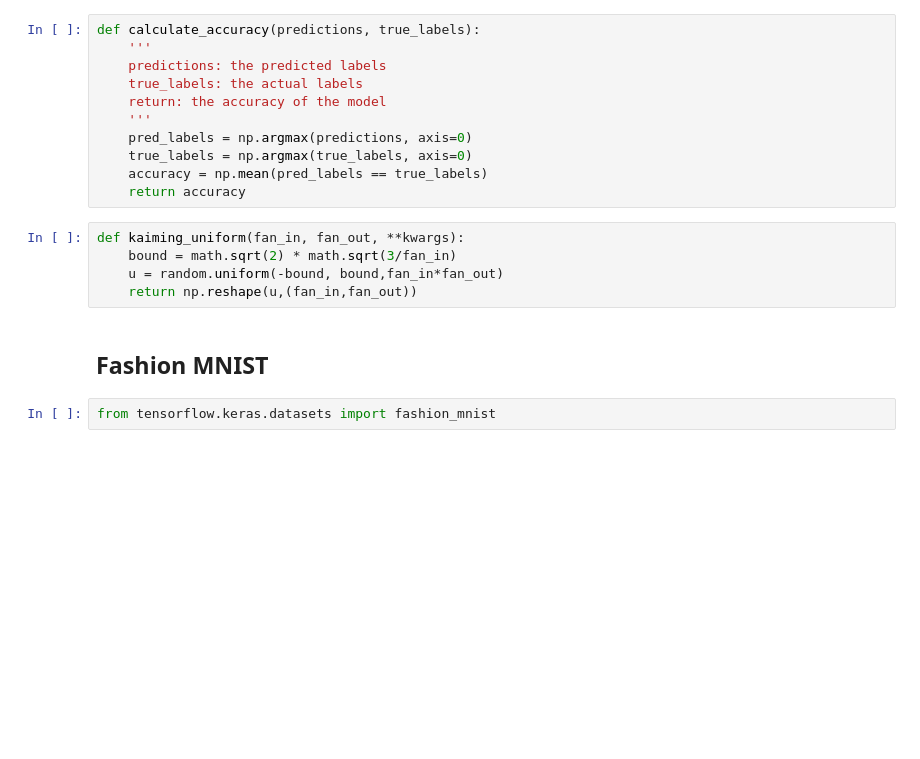
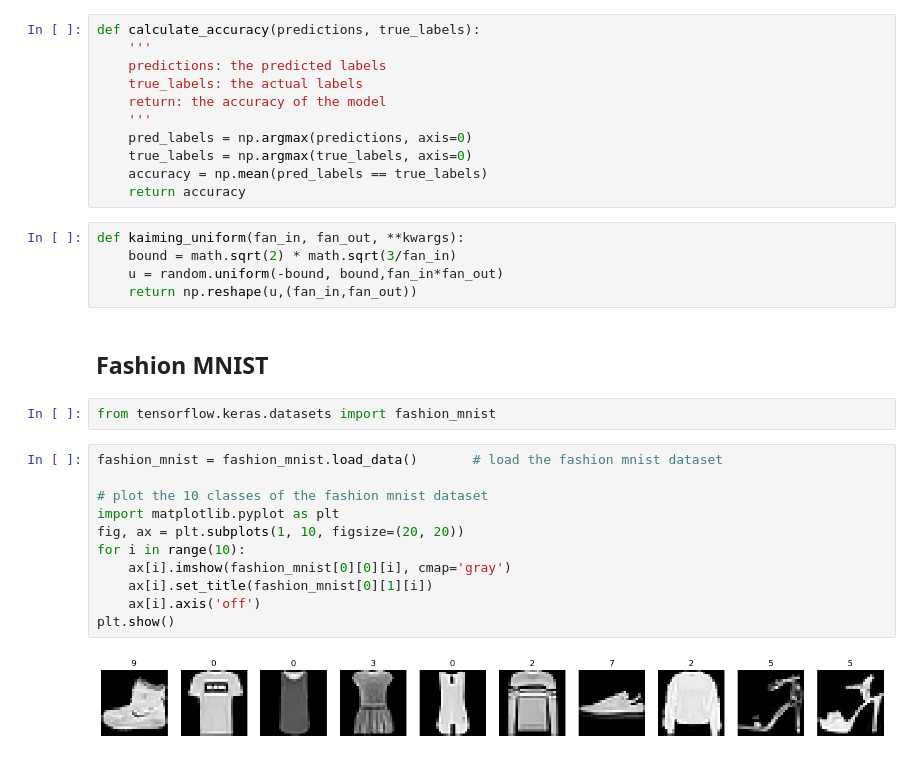
Before and after one commit to MoEssamKhattab/NN-from-scratch, a Jupyter notebook: NN.ipynb, the cells around one changed output. Cells and saved outputs as stored; diff of their text form; blank space fills up the shorter version.

```diff
--- a/NN.ipynb
+++ b/NN.ipynb
@@ -203,4 +203,17 @@ def kaiming_uniform(fan_in, fan_out, **kwargs):
 ## Fashion MNIST
 # %%
 from tensorflow.keras.datasets import fashion_mnist
+# %%
+fashion_mnist = fashion_mnist.load_data()       # load the fashion mnist dataset
+
+# plot the 10 classes of the fashion mnist dataset
+import matplotlib.pyplot as plt
+fig, ax = plt.subplots(1, 10, figsize=(20, 20))
+for i in range(10):
+    ax[i].imshow(fashion_mnist[0][0][i], cmap='gray')
+    ax[i].set_title(fashion_mnist[0][1][i])
+    ax[i].axis('off')
+plt.show()
+# %% [output]
+[figure, added]
 # %%
```
Also changed, not shown: parts of 3 cells of this notebook.
